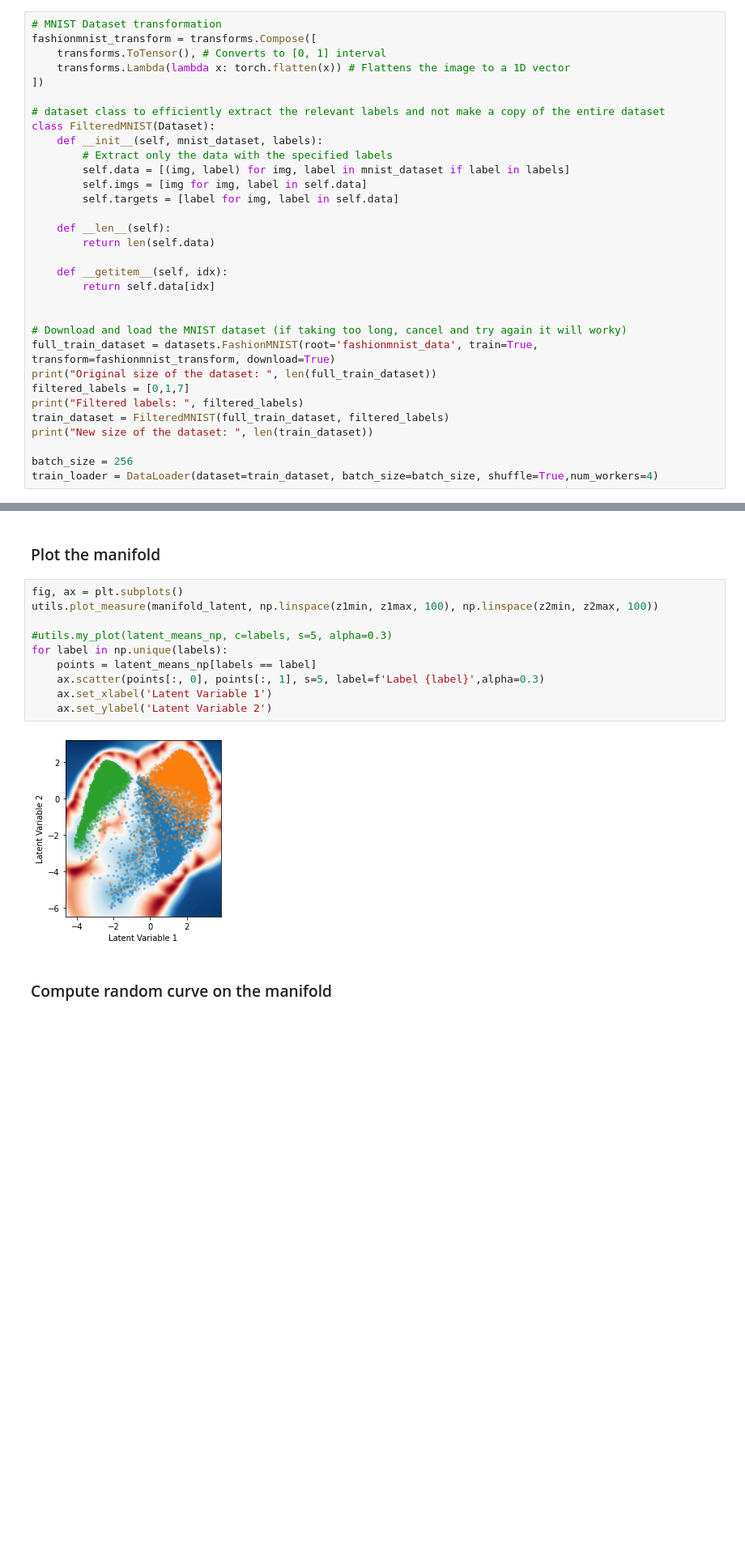
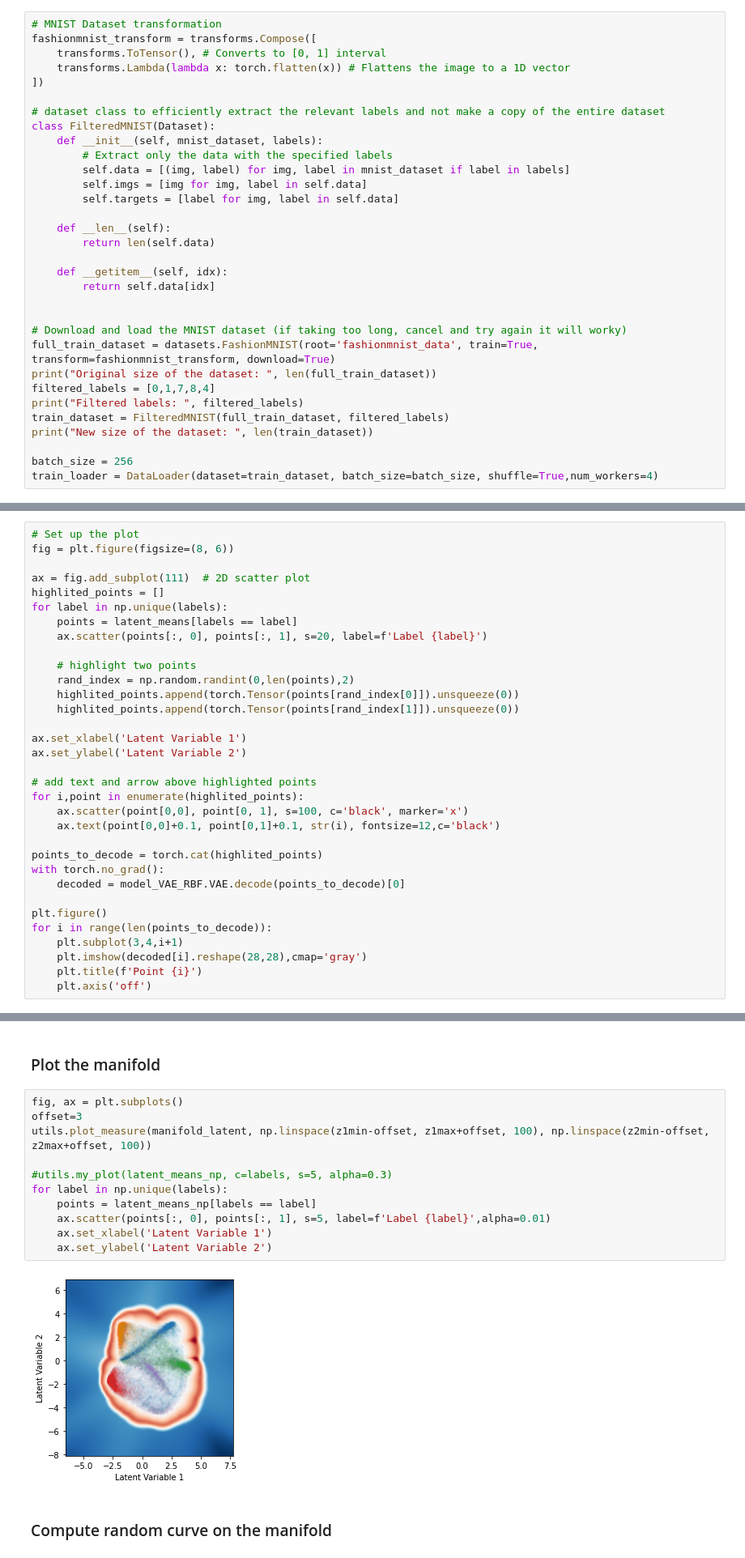
Before and after one commit to Clement-W/latent_space_oddity_MVA, a Jupyter notebook: VAERBF_result_fashionmnist.ipynb, the cells around one changed output, grey strips where cells are left out. Shown at 81% size. Saved outputs shown, nothing was run; the diff lists cells and outputs as text; blank space fills up the shorter version.

Commit message:
Add new plots  and train new models

```diff
--- a/VAERBF_result_fashionmnist.ipynb
+++ b/VAERBF_result_fashionmnist.ipynb
@@ -37,7 +37,7 @@ class FilteredMNIST(Dataset):
 # Download and load the MNIST dataset (if taking too long, cancel and try again it will worky)
 full_train_dataset = datasets.FashionMNIST(root='fashionmnist_data', train=True, transform=fashionmnist_transform, download=True)
 print("Original size of the dataset: ", len(full_train_dataset))
-filtered_labels = [0,1,7]
+filtered_labels = [0,1,7,8,4]
 print("Filtered labels: ", filtered_labels)
 train_dataset = FilteredMNIST(full_train_dataset, filtered_labels)
 print("New size of the dataset: ", len(train_dataset))
@@ -134,0 +164,33 @@ with torch.no_grad():
+# %%
+# Set up the plot
+fig = plt.figure(figsize=(8, 6))
+
+ax = fig.add_subplot(111)  # 2D scatter plot
+highlited_points = []
+for label in np.unique(labels):
+    points = latent_means[labels == label]
+    ax.scatter(points[:, 0], points[:, 1], s=20, label=f'Label {label}')
+
+    # highlight two points
+    rand_index = np.random.randint(0,len(points),2)
+    highlited_points.append(torch.Tensor(points[rand_index[0]]).unsqueeze(0))
+    highlited_points.append(torch.Tensor(points[rand_index[1]]).unsqueeze(0))
+
+ax.set_xlabel('Latent Variable 1')
+ax.set_ylabel('Latent Variable 2')
+
+# add text and arrow above highlighted points
+for i,point in enumerate(highlited_points):
+    ax.scatter(point[0,0], point[0, 1], s=100, c='black', marker='x')
+    ax.text(point[0,0]+0.1, point[0,1]+0.1, str(i), fontsize=12,c='black')
+
+points_to_decode = torch.cat(highlited_points)
+with torch.no_grad():
+    decoded = model_VAE_RBF.VAE.decode(points_to_decode)[0]
+
+plt.figure()
+for i in range(len(points_to_decode)):
+    plt.subplot(3,4,i+1)
+    plt.imshow(decoded[i].reshape(28,28),cmap='gray')
+    plt.title(f'Point {i}')
+    plt.axis('off')
@@ -173,16 +295,17 @@ z1max, z2max = latent_means_np.max(0) + 0.5
 ### Plot the manifold
 # %%
 fig, ax = plt.subplots()
-utils.plot_measure(manifold_latent, np.linspace(z1min, z1max, 100), np.linspace(z2min, z2max, 100))
+offset=3
+utils.plot_measure(manifold_latent, np.linspace(z1min-offset, z1max+offset, 100), np.linspace(z2min-offset, z2max+offset, 100))
 
 #utils.my_plot(latent_means_np, c=labels, s=5, alpha=0.3)
 for label in np.unique(labels):
     points = latent_means_np[labels == label]
-    ax.scatter(points[:, 0], points[:, 1], s=5, label=f'Label {label}',alpha=0.3)
+    ax.scatter(points[:, 0], points[:, 1], s=5, label=f'Label {label}',alpha=0.01)
     ax.set_xlabel('Latent Variable 1')
     ax.set_ylabel('Latent Variable 2')
 # %% [output]
-[figure, old version]
+[figure, new version]
 # %% [markdown]
 ### Compute random curve on the manifold
 # %%
```
Also changed, not shown: parts of 11 cells of this notebook.
